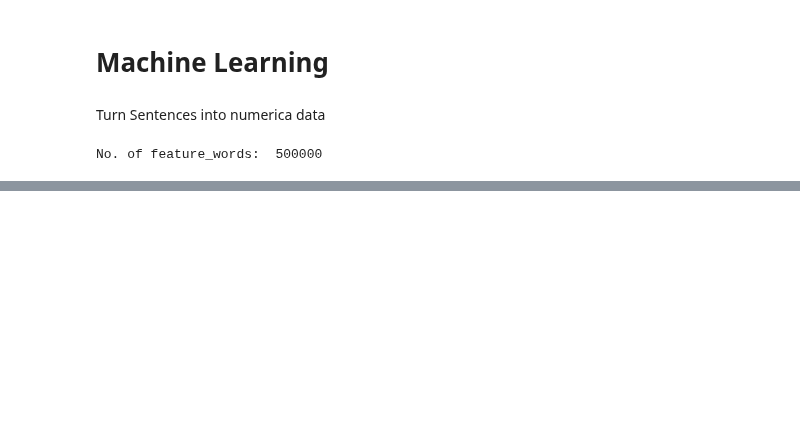
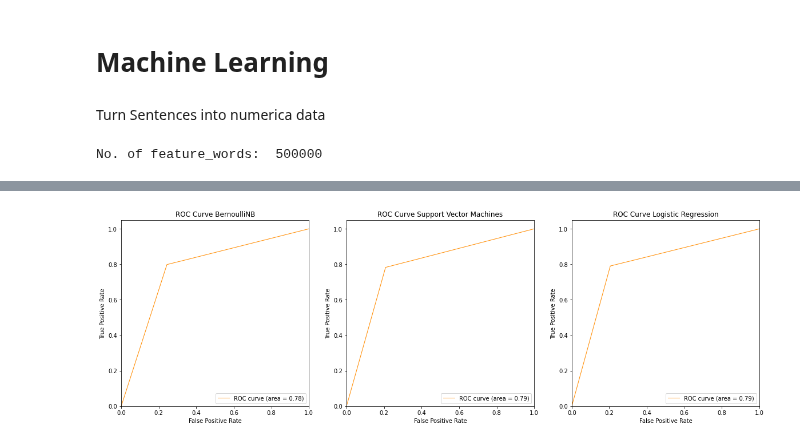
Before and after one commit to claredavies/MachineLearningCoursework, a Jupyter notebook: Assignment2/MachineLearningAssignment2SentimentAnalysis.ipynb, the cells around one changed output, grey strips where cells are left out. Drawn from its saved outputs; the diff is of its cells as text; code cells hidden in the pictures; blank space fills up the shorter version.

```diff
--- a/Assignment2/MachineLearningAssignment2SentimentAnalysis.ipynb
+++ b/Assignment2/MachineLearningAssignment2SentimentAnalysis.ipynb
@@ -426,0 +435,19 @@ plt.tight_layout()
+# %%
+from sklearn.metrics import roc_curve, auc
+def plot_roc_curve(ax,labels, predictions,title):
+  fpr, tpr, thresholds = roc_curve(labels, predictions)
+  roc_auc = auc(fpr, tpr)
+  ax.plot(fpr, tpr, color='darkorange', lw=1, label='ROC curve (area = %0.2f)' % roc_auc)
+  ax.set_xlim([0.0, 1.0])
+  ax.set_ylim([0.0, 1.05])
+  ax.set_xlabel('False Positive Rate')
+  ax.set_ylabel('True Positive Rate')
+  ax.legend(loc="lower right")
+  ax.title.set_text(title)
+# %%
+fig, (ax1, ax2, ax3) = plt.subplots(1, 3,figsize=(20,6))
+plot_roc_curve(ax1, y_test, predictions['BernoulliNB'],"ROC Curve BernoulliNB")
+plot_roc_curve(ax2, y_test, predictions['Support Vector Machines'],"ROC Curve Support Vector Machines")
+plot_roc_curve(ax3, y_test, predictions['Logistic Regression'],"ROC Curve Logistic Regression")
+# %% [output]
+[figure, added]
```
Also changed, not shown: parts of 22 cells of this notebook.
